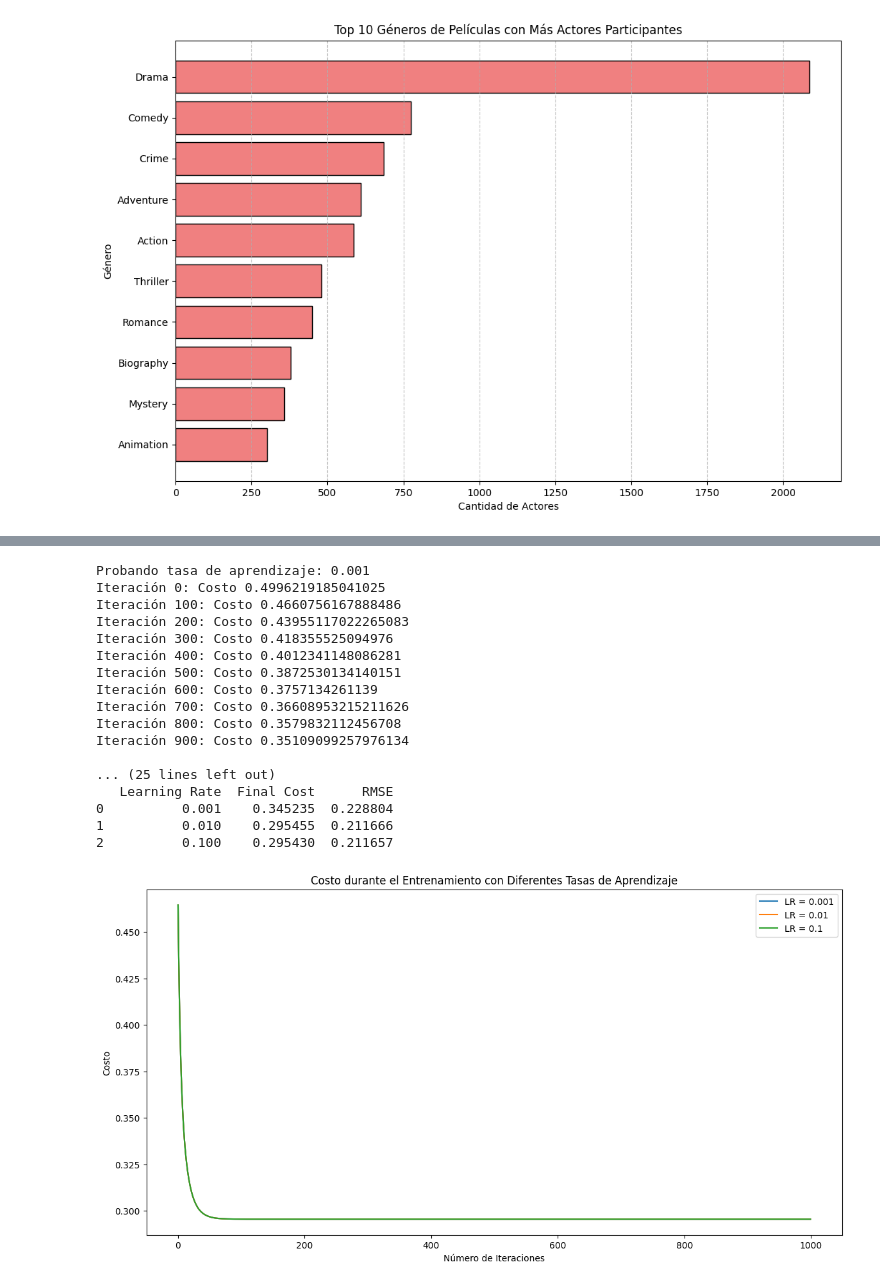
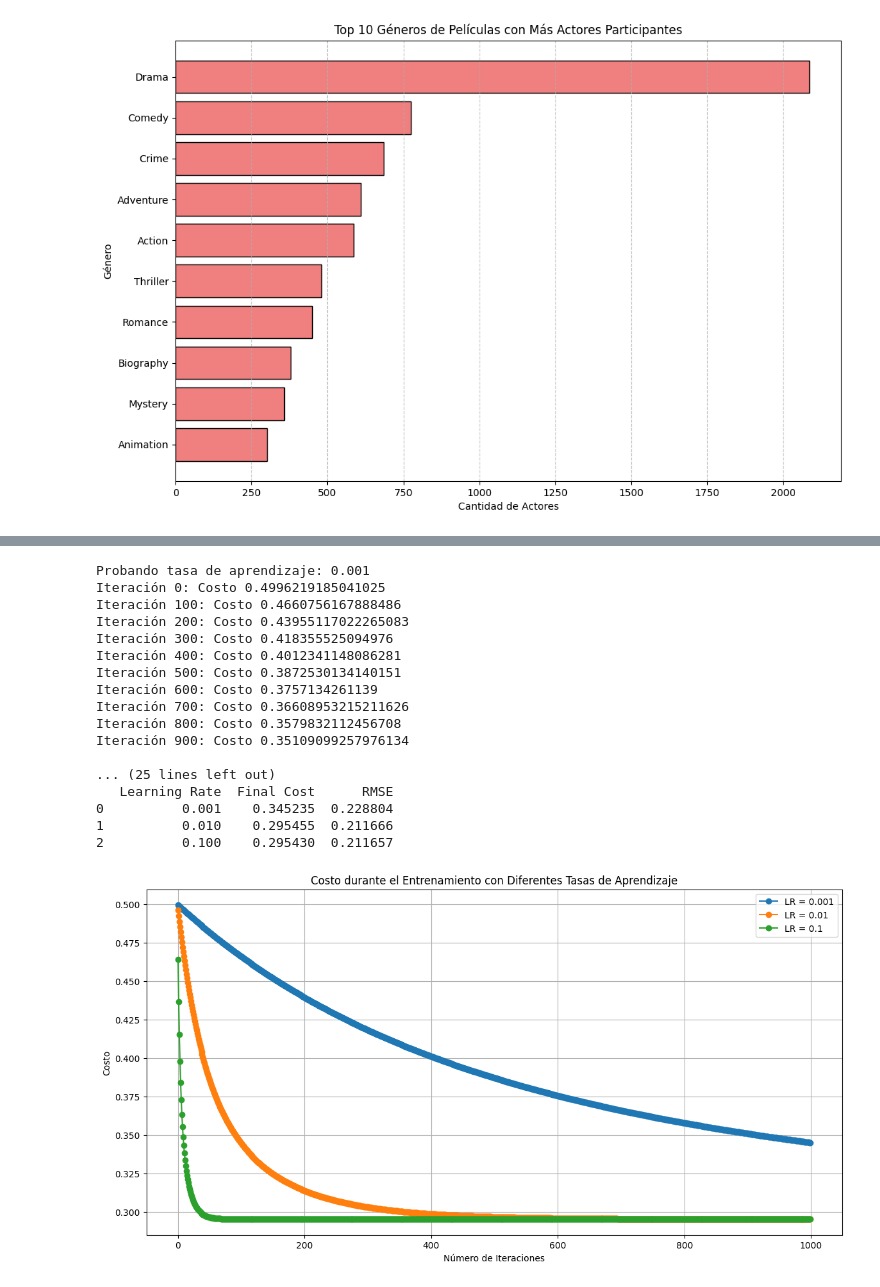
Before and after one commit to Dataniel31/Proyecto1-AnalisisDe-Pel-culasySeries-de-TVenIMDB, a Jupyter notebook: Proyecto1.ipynb, the cells around one changed output, grey strips where cells are left out. Cells and saved outputs as stored; diff of their text form; code cells hidden in the pictures.

```diff
--- a/Proyecto1.ipynb
+++ b/Proyecto1.ipynb
@@ -943,7 +976,9 @@ learning_rates = [0.001, 0.01, 0.1]
 iterations = 1000
 
 results = []
+# Lista para guardar los costos para cada tasa de aprendizaje
 
+costs = []
 for lr in learning_rates:
     print(f"\nProbando tasa de aprendizaje: {lr}")
 
@@ -952,15 +987,18 @@ for lr in learning_rates:
     b = 0
 
     # Entrenar el modelo
-    W, b, costs = gradient_descent(X, Y, W, b, lr, iterations)
+    W, b, cost_list = gradient_descent(X, Y, W, b, lr, iterations)
+
+    # Guardar los costos
+    costs.append(cost_list)
 
     # Calcular el costo final
-    final_cost = costs[-1]
+    final_cost = cost_list[-1]
 
     # Calcular las predicciones
     y_pred = np.dot(X, W) + b
 
-    # Deshacer la normalización para la variable objetivo
+    # quitar la normalización para la variable objetivo
     y_pred = y_pred * Y_std + Y_mean
 
     # Calcular el RMSE
@@ -979,33 +1017,36 @@ for lr in learning_rates:
 # Crear un DataFrame con los resultados
 results_df = pd.DataFrame(results)
 print("\nResultados de las pruebas con diferentes tasas de aprendizaje:")
 print(results_df)
 
 # Graficar el costo a lo largo de las iteraciones para cada tasa de aprendizaje
 plt.figure(figsize=(14, 7))
-for lr in learning_rates:
-    plt.plot(costs, label=f'LR = {lr}')
+
+for idx, lr in enumerate(learning_rates):
+    plt.plot(costs[idx], label=f'LR = {lr}', linestyle='-', marker='o')
+
 plt.xlabel('Número de Iteraciones')
 plt.ylabel('Costo')
 plt.title('Costo durante el Entrenamiento con Diferentes Tasas de Aprendizaje')
 plt.legend()
+plt.grid(True)
 plt.show()
 # %% [output]
 Probando tasa de aprendizaje: 0.001
 Iteración 0: Costo 0.4996219185041025
 Iteración 100: Costo 0.4660756167888486
 Iteración 200: Costo 0.43955117022265083
 Iteración 300: Costo 0.418355525094976
 Iteración 400: Costo 0.4012341148086281
 Iteración 500: Costo 0.3872530134140151
 Iteración 600: Costo 0.3757134261139
 Iteración 700: Costo 0.36608953215211626
 Iteración 800: Costo 0.3579832112456708
 Iteración 900: Costo 0.35109099257976134
 
 ... (25 lines left out)
    Learning Rate  Final Cost      RMSE
 0          0.001    0.345235  0.228804
 1          0.010    0.295455  0.211666
 2          0.100    0.295430  0.211657
-[figure, old version]
+[figure, new version]
```
Also changed, not shown: parts of 38 cells of this notebook.
